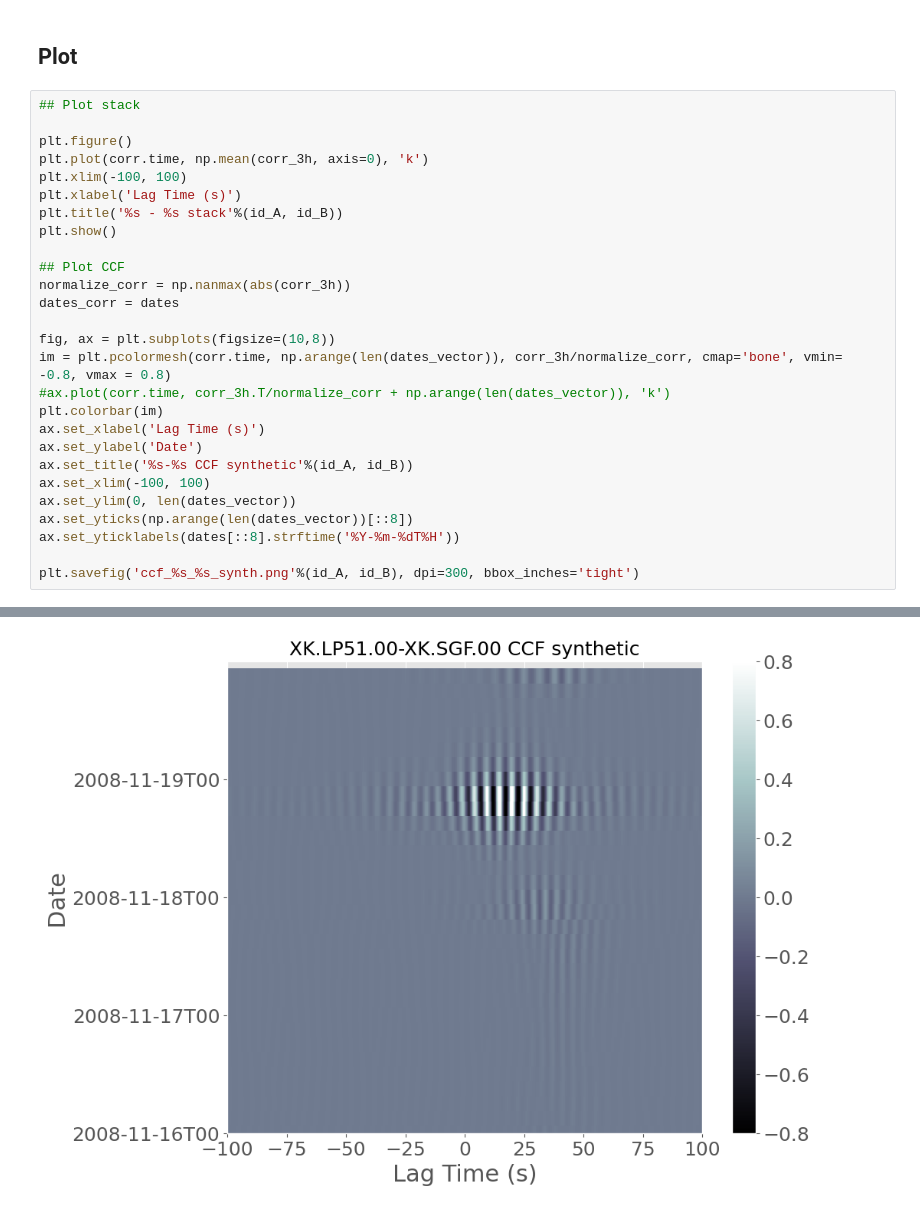
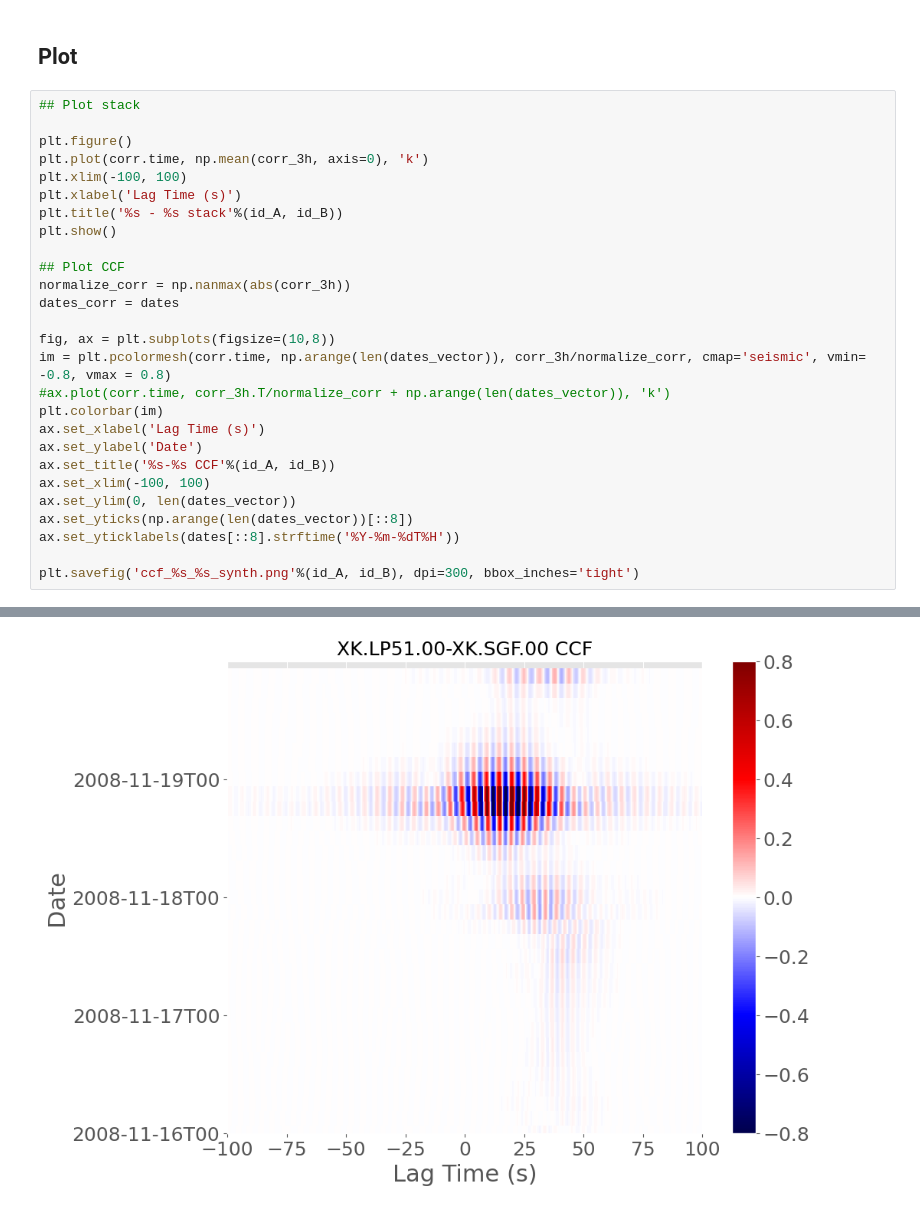
Before and after one commit to lystom/WMSAN, a Jupyter notebook: notebooks/rayleigh_waves/synthetic_CCF.ipynb, the cells around one changed output, grey strips where cells are left out. Cells and saved outputs as stored; diff of their text form.

```diff
--- a/notebooks/rayleigh_waves/synthetic_CCF.ipynb
+++ b/notebooks/rayleigh_waves/synthetic_CCF.ipynb
@@ -253,30 +253,30 @@ for i, date_vect in enumerate(dates_vector):
 # %%
 ## Plot stack
 
 plt.figure()
 plt.plot(corr.time, np.mean(corr_3h, axis=0), 'k')
 plt.xlim(-100, 100)
 plt.xlabel('Lag Time (s)')
 plt.title('%s - %s stack'%(id_A, id_B))
 plt.show()
 
 ## Plot CCF
 normalize_corr = np.nanmax(abs(corr_3h))
 dates_corr = dates
 
 fig, ax = plt.subplots(figsize=(10,8))
-im = plt.pcolormesh(corr.time, np.arange(len(dates_vector)), corr_3h/normalize_corr, cmap='bone', vmin= -0.8, vmax = 0.8)
+im = plt.pcolormesh(corr.time, np.arange(len(dates_vector)), corr_3h/normalize_corr, cmap='seismic', vmin= -0.8, vmax = 0.8)
 #ax.plot(corr.time, corr_3h.T/normalize_corr + np.arange(len(dates_vector)), 'k')
 plt.colorbar(im)
 ax.set_xlabel('Lag Time (s)')
 ax.set_ylabel('Date')
-ax.set_title('%s-%s CCF synthetic'%(id_A, id_B))
+ax.set_title('%s-%s CCF'%(id_A, id_B))
 ax.set_xlim(-100, 100)
 ax.set_ylim(0, len(dates_vector))
 ax.set_yticks(np.arange(len(dates_vector))[::8])
 ax.set_yticklabels(dates[::8].strftime('%Y-%m-%dT%H'))
 
 plt.savefig('ccf_%s_%s_synth.png'%(id_A, id_B), dpi=300, bbox_inches='tight')
 # %% [output]
 [figure]
-[figure, old version]
+[figure, new version]
```
